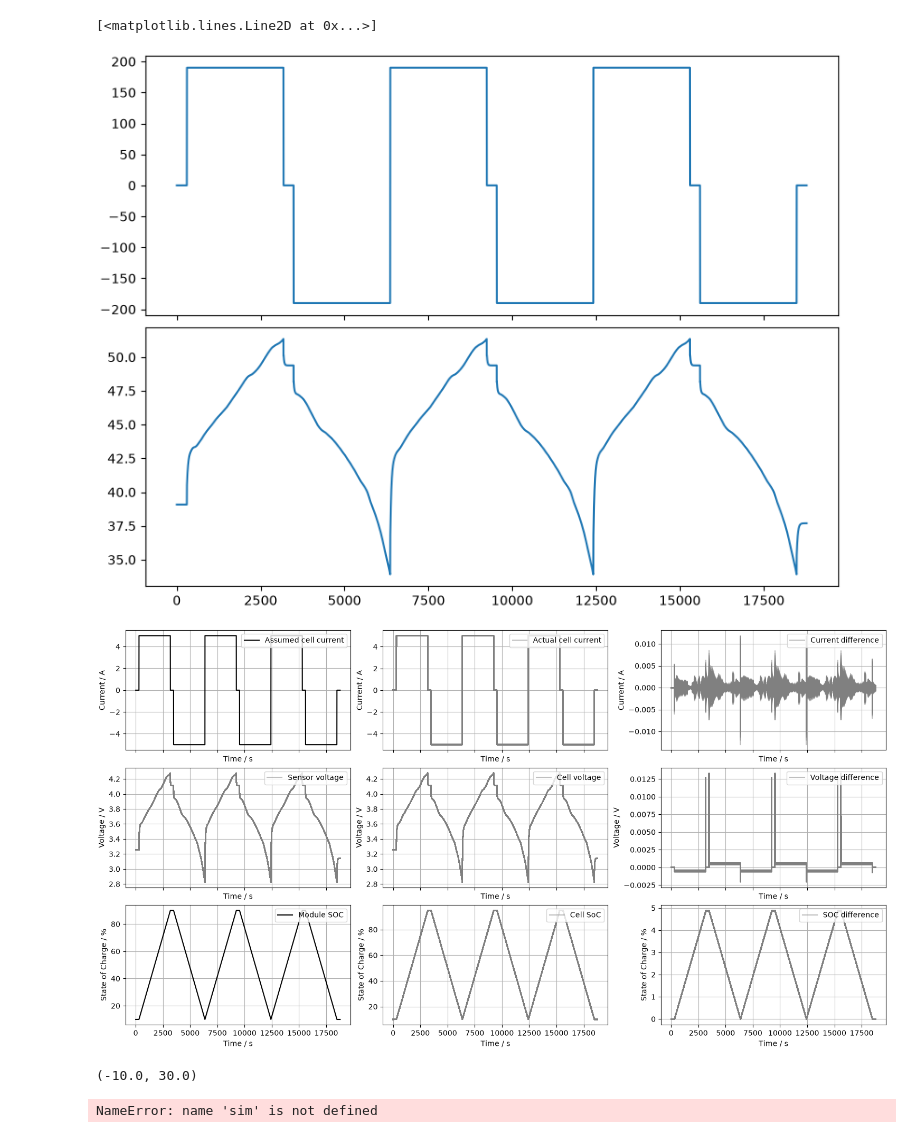
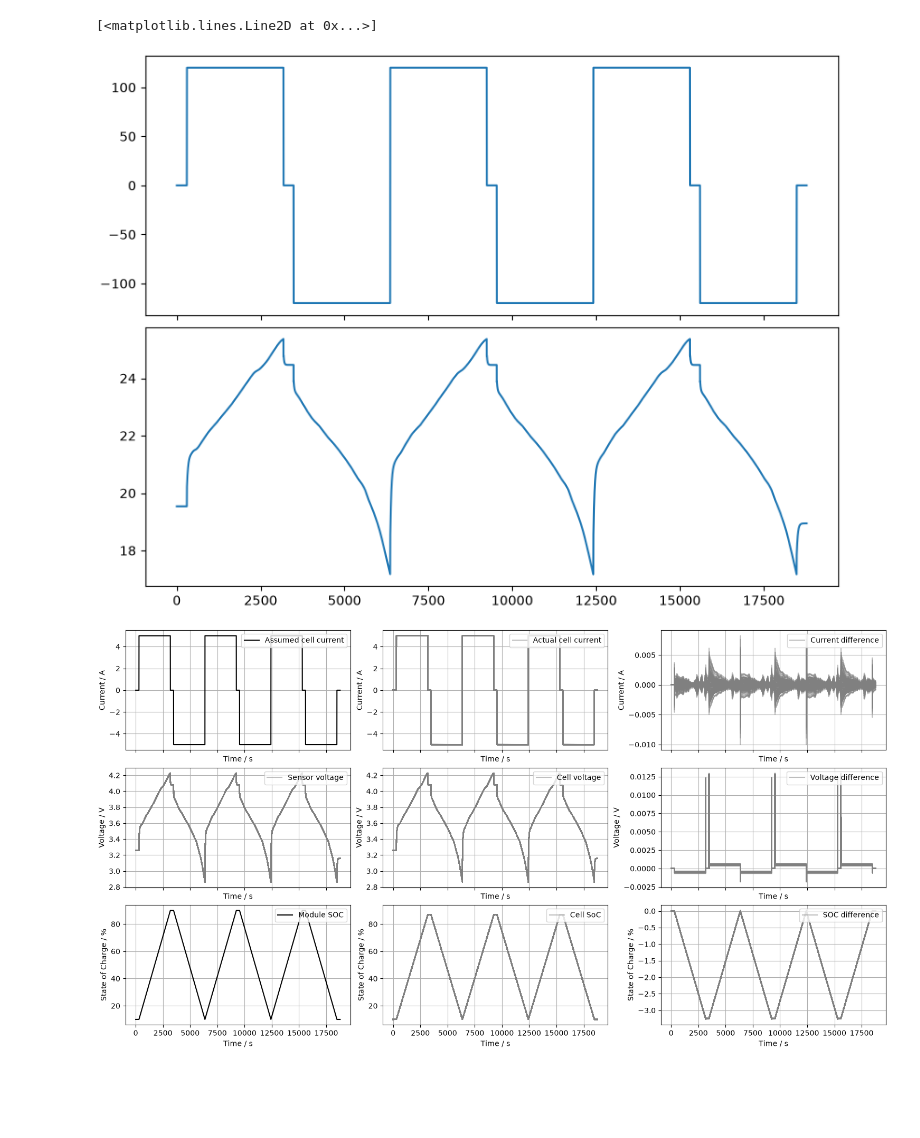
Before and after one commit to DigiBatt/Task-5.4, a Jupyter notebook: upscaling_ici.ipynb, the cells around one changed output. Cells and saved outputs as stored; diff of their text form; code cells hidden in the pictures; blank space fills up the shorter version.

Commit message:
re-ran som simulations

```diff
--- a/upscaling_ici.ipynb
+++ b/upscaling_ici.ipynb
@@ -24,24 +24,26 @@ t = np.arange(c_rate.size)
 # %%
 ecm_parameters = {
     "Initial State of Charge / 1": 0.1,
-    "Mean State of Health / 1": 0.95,
+    "Mean State of Health / 1": 1.0,
     "Stdev State of Health / 1": 0.05,
-    "Mean State of Resistance / 1": 1.05,
-    "Stdev State of Resistance / 1": 0.05,
+    "Mean State of Resistance / 1": 1.0,
+    "Stdev State of Resistance / 1": 0.2,
     "Nominal Capacity / Ah": 5.0,
+    "Timeconstant hysteresis / 1": 0.3,
 }
 
-cells_in_parallel = 38
-cells_in_series = 12
+cells_in_parallel = 24
+cells_in_series = 6
+
 module_parameters = {
     "Positive terminal resistance / Ohm": np.random.normal(
+        1e-4,
         1e-5,
-        1e-6,
         cells_in_parallel,
     ).clip(min=1e-9, max=1e-1),
     "Negative terminal resistance / Ohm": np.random.normal(
+        1e-4,
         1e-5,
-        1e-6,
         cells_in_parallel,
     ).clip(min=1e-9, max=1e-1),
     "Series resistance / Ohm": np.random.normal(
@@ -50,8 +52,8 @@ module_parameters = {
         (cells_in_series, cells_in_parallel),
     ).clip(min=1e-9, max=1e-1),
     "Parallel resistance / Ohm": np.random.normal(
-        1e-3,
-        1e-4,
+        1e-1,
+        1e-2,
         (cells_in_series + 1, cells_in_parallel - 1),
     ).clip(min=1e-9, max=1e-1),
 }
@@ -92,9 +94,12 @@ axs[0].plot(
 axs[1].plot(t, sim_module.module_voltage, label="Voltage")
 # %% [output]
 [<matplotlib.lines.Line2D at 0x...>]
-[figure, old version]
+[figure, new version]
 # %%
 fig, axs = plt.subplots(3, 3, sharex=True, figsize=(15, 8), constrained_layout=True)
+axs[0, 0].sharey(axs[0, 1])
+axs[1, 0].sharey(axs[1, 1])
+axs[2, 0].sharey(axs[2, 1])
 
 axs[0, 0].plot(
     t,
@@ -173,39 +178,32 @@ lines = axs[2, 1].plot(
     label="Cell SoC",
     color="gray",
     alpha=0.5,
 )
 for line in lines[1:]:
     line.set_label("_nolegend_")
 
 lines = axs[2, 2].plot(
     t,
     100 * (sim_module.cell_soc - _soc).reshape(-1, t.size).T,
     label="SOC difference",
     color="gray",
     alpha=0.5,
 )
 for line in lines[1:]:
     line.set_label("_nolegend_")
 
 for ax in axs[0, :]:
     ax.set_ylabel("Current / A")
 for ax in axs[1, :]:
     ax.set_ylabel("Voltage / V")
 for ax in axs[2, :]:
     ax.set_ylabel("State of Charge / %")
 
 
 for ax in axs.ravel():
     ax.set_xlabel("Time / s")
     ax.legend(loc="upper right")
     ax.grid(True)
+fig.savefig("ici_module_simulation.png", dpi=300, bbox_inches="tight")
 # %% [output]
-[figure, old version]
+[figure, new version]
-# %%
-axs[0, 1].set_ylim(-10, 30)
-# %% [output]
-(-10.0, 30.0)
-# %%
-sim.module_current.shape
-# %% [output]
-NameError: name 'sim' is not defined
```
Also changed, not shown: parts of 12 cells of this notebook, 27 other files.
